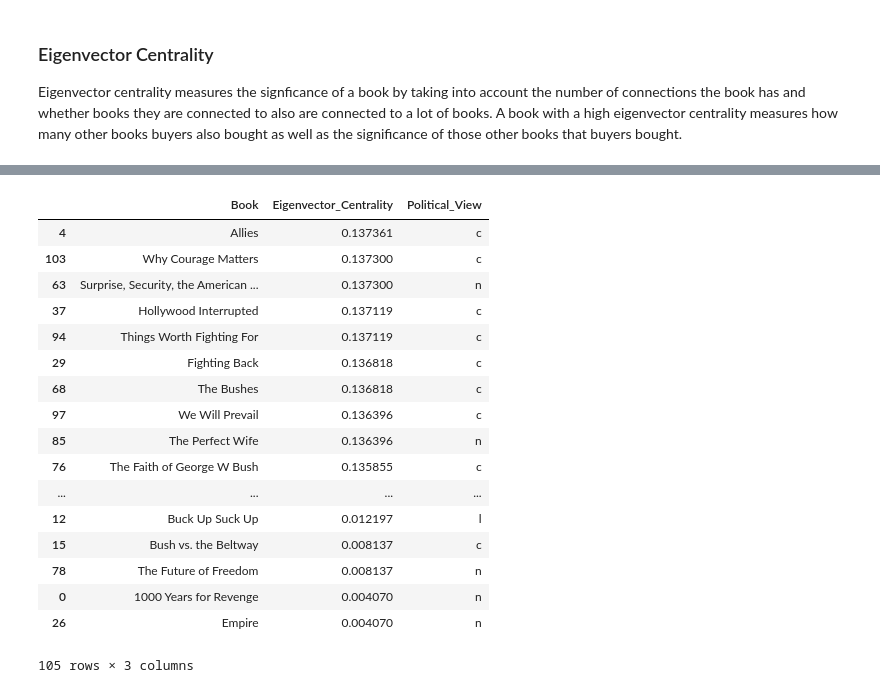
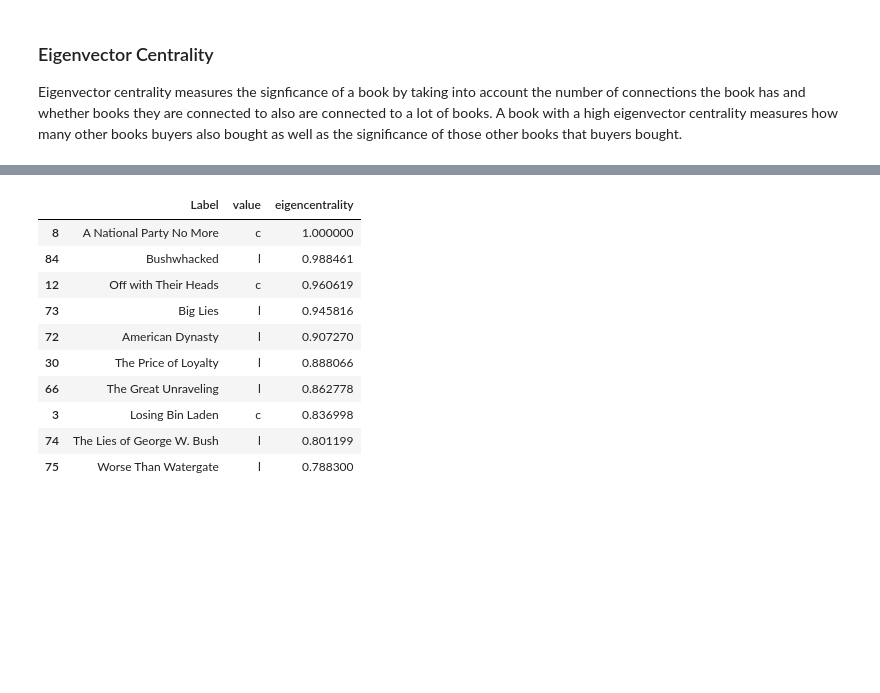
Before and after one commit to Rajwantmishra/620Group, a Jupyter notebook: Final Project-14-17July/Final_Project.ipynb, the cells around one changed output, grey strips where cells are left out. Saved outputs shown, nothing was run; the diff lists cells and outputs as text; code cells hidden in the pictures; blank space fills up the shorter version.

```diff
--- a/Final Project-14-17July/Final_Project.ipynb
+++ b/Final Project-14-17July/Final_Project.ipynb
@@ -155,21 +155,19 @@ The book with the highest eigenvector centrality is Allies.  Of the books with t
-# %%
-eigen_df
-# %% [output]
-|  | Book | Eigenvector_Centrality | Political_View |
-| 4 | Allies | 0.137361 | c |
-| 103 | Why Courage Matters | 0.137300 | c |
-| 63 | Surprise, Security, the American ... | 0.137300 | n |
-| 37 | Hollywood Interrupted | 0.137119 | c |
-| 94 | Things Worth Fighting For | 0.137119 | c |
-| 29 | Fighting Back | 0.136818 | c |
-| 68 | The Bushes | 0.136818 | c |
-| 97 | We Will Prevail | 0.136396 | c |
-| 85 | The Perfect Wife | 0.136396 | n |
-| 76 | The Faith of George W Bush | 0.135855 | c |
-| ... | ... | ... | ... |
-| 12 | Buck Up Suck Up | 0.012197 | l |
-| 15 | Bush vs. the Beltway | 0.008137 | c |
-| 78 | The Future of Freedom | 0.008137 | n |
-| 0 | 1000 Years for Revenge | 0.004070 | n |
-| 26 | Empire | 0.004070 | n |
-105 rows × 3 columns
+# %%
+#eigenvector centality calculated through Gephi
+gephi_eigen = pd.read_csv('gephi_eigen.csv')
+gephi_eigen.drop('Id', axis=1, inplace=True)
+gephi_eigen.drop('timeset', axis=1, inplace=True)
+gephi_eigen = gephi_eigen.sort_values(by='eigencentrality', ascending=False)
+gephi_eigen.head(10)
+# %% [output]
+|  | Label | value | eigencentrality |
+| 8 | A National Party No More | c | 1.000000 |
+| 84 | Bushwhacked | l | 0.988461 |
+| 12 | Off with Their Heads | c | 0.960619 |
+| 73 | Big Lies | l | 0.945816 |
+| 72 | American Dynasty | l | 0.907270 |
+| 30 | The Price of Loyalty | l | 0.888066 |
+| 66 | The Great Unraveling | l | 0.862778 |
+| 3 | Losing Bin Laden | c | 0.836998 |
+| 74 | The Lies of George W. Bush | l | 0.801199 |
+| 75 | Worse Than Watergate | l | 0.788300 |
```
Also changed, not shown: parts of 5 cells of this notebook.
